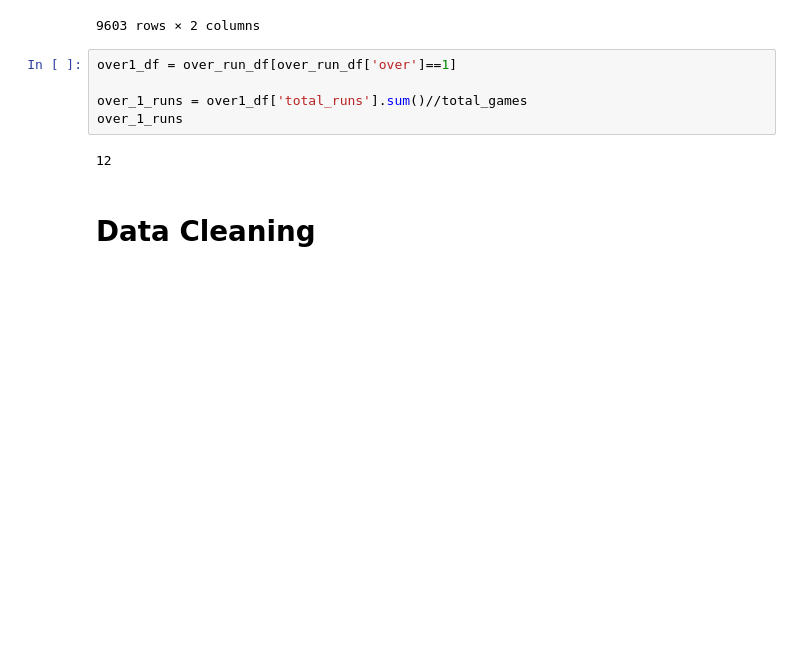
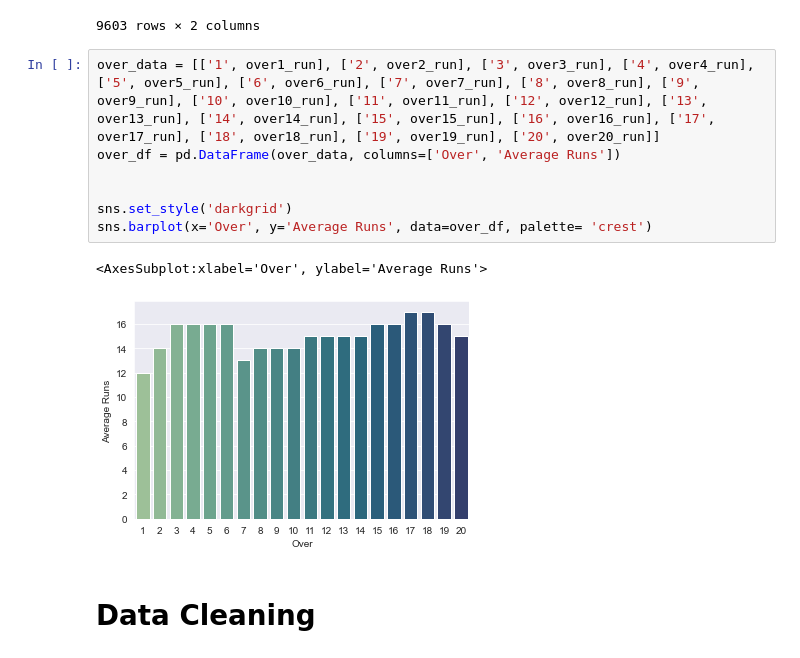
Before and after one commit to Utkarsh736/IPL_Data_Analysis, a Jupyter notebook: IPL_DA.ipynb, the cells around one changed output. Drawn from its saved outputs; the diff is of its cells as text; blank space fills up the shorter version.

```diff
--- a/IPL_DA.ipynb
+++ b/IPL_DA.ipynb
@@ -195,12 +189,15 @@ over_run_df[over_run_df['over']==1]
 | 178959 | 1 | 2 |
 9603 rows × 2 columns
 # %%
-over1_df = over_run_df[over_run_df['over']==1]
+over_data = [['1', over1_run], ['2', over2_run], ['3', over3_run], ['4', over4_run], ['5', over5_run], ['6', over6_run], ['7', over7_run], ['8', over8_run], ['9', over9_run], ['10', over10_run], ['11', over11_run], ['12', over12_run], ['13', over13_run], ['14', over14_run], ['15', over15_run], ['16', over16_run], ['17', over17_run], ['18', over18_run], ['19', over19_run], ['20', over20_run]]
+over_df = pd.DataFrame(over_data, columns=['Over', 'Average Runs'])
 
-over_1_runs = over1_df['total_runs'].sum()//total_games
-over_1_runs
+
+sns.set_style('darkgrid')
+sns.barplot(x='Over', y='Average Runs', data=over_df, palette= 'crest')
 # %% [output]
-12
+<AxesSubplot:xlabel='Over', ylabel='Average Runs'>
+[figure, added]
 # %% [markdown]
 # Data Cleaning
 # %%
```
Also changed, not shown: parts of 6 cells of this notebook.
